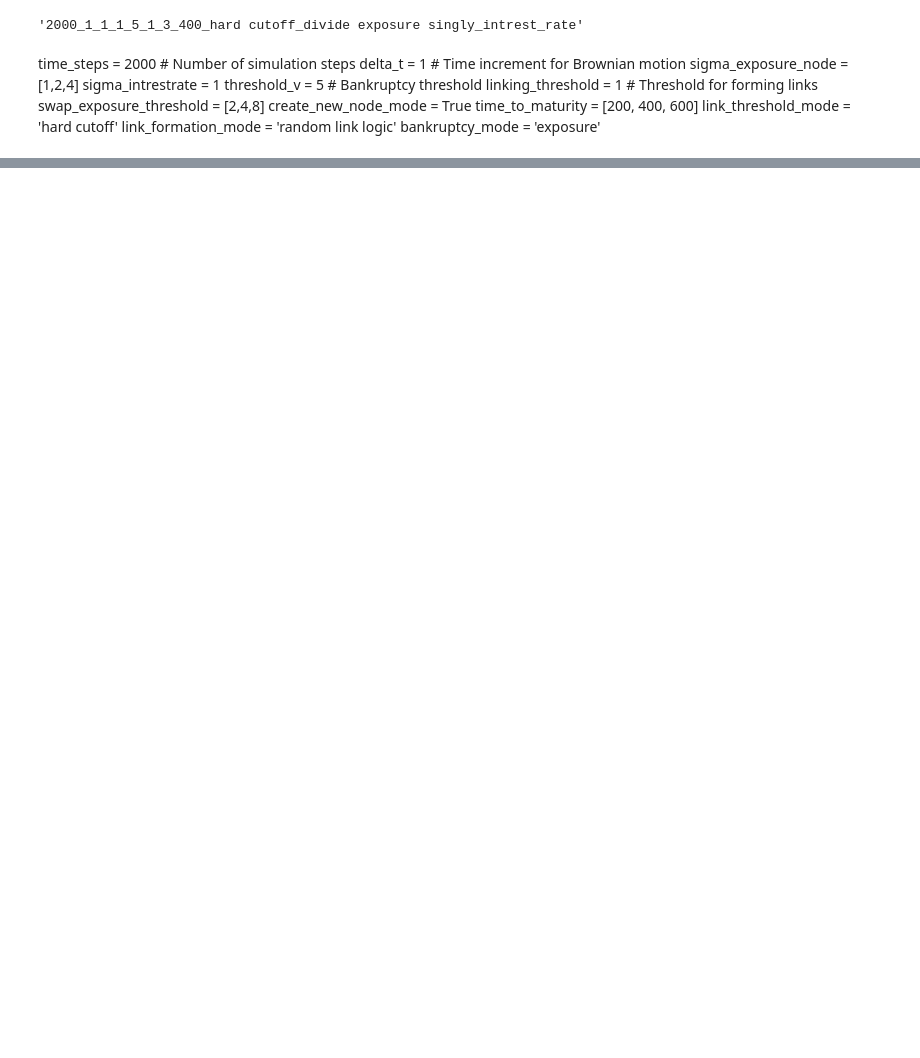
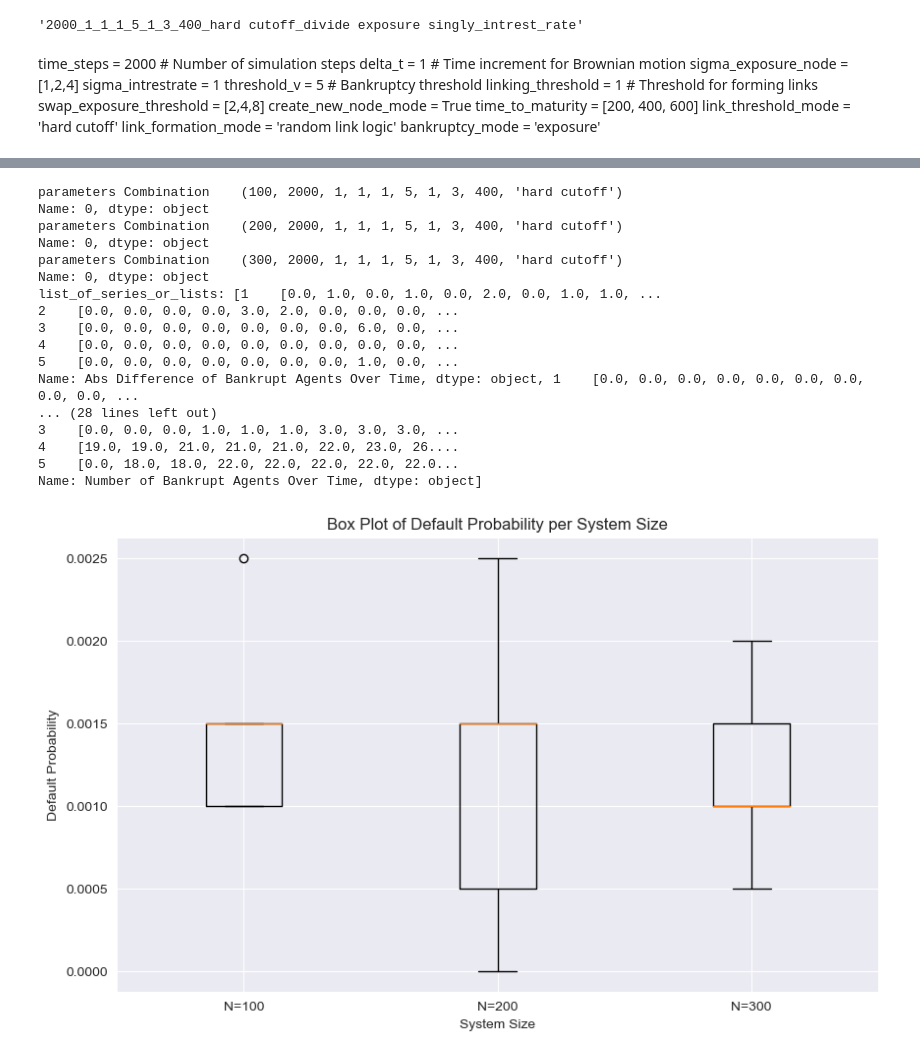
Before and after one commit to NitaiNijholt/FinancialNetwork, a Jupyter notebook: plot_1.ipynb, the cells around one changed output, grey strips where cells are left out. Drawn from its saved outputs; the diff is of its cells as text; code cells hidden in the pictures; blank space fills up the shorter version.

```diff
--- a/plot_1.ipynb
+++ b/plot_1.ipynb
@@ -196,0 +194,13 @@ def probability_of_default(data_array, threshold):
+# %%
+def is_default(bankrupt_agents, threshold, system_size):
+    return bankrupt_agents >= threshold * system_size
+
+def adjust_bankrupt_agents(num_bankrupt_agents, diff_bankrupt_agents):
+    adjusted_bankrupt_agents = [num_bankrupt_agents[0]] + diff_bankrupt_agents[:-1]
+    return adjusted_bankrupt_agents
+
+def calculate_default_probability(bankrupt_agents_list, threshold, system_size):
+    defaults = [is_default(ba, threshold, system_size) for ba in bankrupt_agents_list]
+    num_defaults = sum(defaults)
+    default_probability = num_defaults / len(bankrupt_agents_list) if len(bankrupt_agents_list) > 0 else 0
+    return default_probability, num_defaults
@@ -196,0 +283,30 @@ def probability_of_default(data_array, threshold):
+# %%
+system_sizes = [100, 200, 300]
+# %%
+input_parameters_paper = '2000_1_1_1_5_1_3_400_hard cutoff_divide exposure singly_intrest_rate'
+
+selected_files_paper = get_files_with_parameters(path, input_parameters_paper)
+
+data_re_paper = select_variable_given_list_of_dfs(selected_files_paper, 'Abs Difference of Bankrupt Agents Over Time')
+data_1_paper = select_variable_given_list_of_dfs(selected_files_paper, 'Number of Bankrupt Agents Over Time')
+
+plot_default_size(data_1_paper,data_re_paper,titles,system_sizes)
+# %% [output]
+parameters Combination    (100, 2000, 1, 1, 1, 5, 1, 3, 400, 'hard cutoff')
+Name: 0, dtype: object
+parameters Combination    (200, 2000, 1, 1, 1, 5, 1, 3, 400, 'hard cutoff')
+Name: 0, dtype: object
+parameters Combination    (300, 2000, 1, 1, 1, 5, 1, 3, 400, 'hard cutoff')
+Name: 0, dtype: object
+list_of_series_or_lists: [1    [0.0, 1.0, 0.0, 1.0, 0.0, 2.0, 0.0, 1.0, 1.0, ...
+2    [0.0, 0.0, 0.0, 0.0, 3.0, 2.0, 0.0, 0.0, 0.0, ...
+3    [0.0, 0.0, 0.0, 0.0, 0.0, 0.0, 0.0, 6.0, 0.0, ...
+4    [0.0, 0.0, 0.0, 0.0, 0.0, 0.0, 0.0, 0.0, 0.0, ...
+5    [0.0, 0.0, 0.0, 0.0, 0.0, 0.0, 0.0, 1.0, 0.0, ...
+Name: Abs Difference of Bankrupt Agents Over Time, dtype: object, 1    [0.0, 0.0, 0.0, 0.0, 0.0, 0.0, 0.0, 0.0, 0.0, ...
+... (28 lines left out)
+3    [0.0, 0.0, 0.0, 1.0, 1.0, 1.0, 3.0, 3.0, 3.0, ...
+4    [19.0, 19.0, 21.0, 21.0, 21.0, 22.0, 23.0, 26....
+5    [0.0, 18.0, 18.0, 22.0, 22.0, 22.0, 22.0, 22.0...
+Name: Number of Bankrupt Agents Over Time, dtype: object]
+[figure, added]
```
Also changed, not shown: parts of 12 cells of this notebook.
